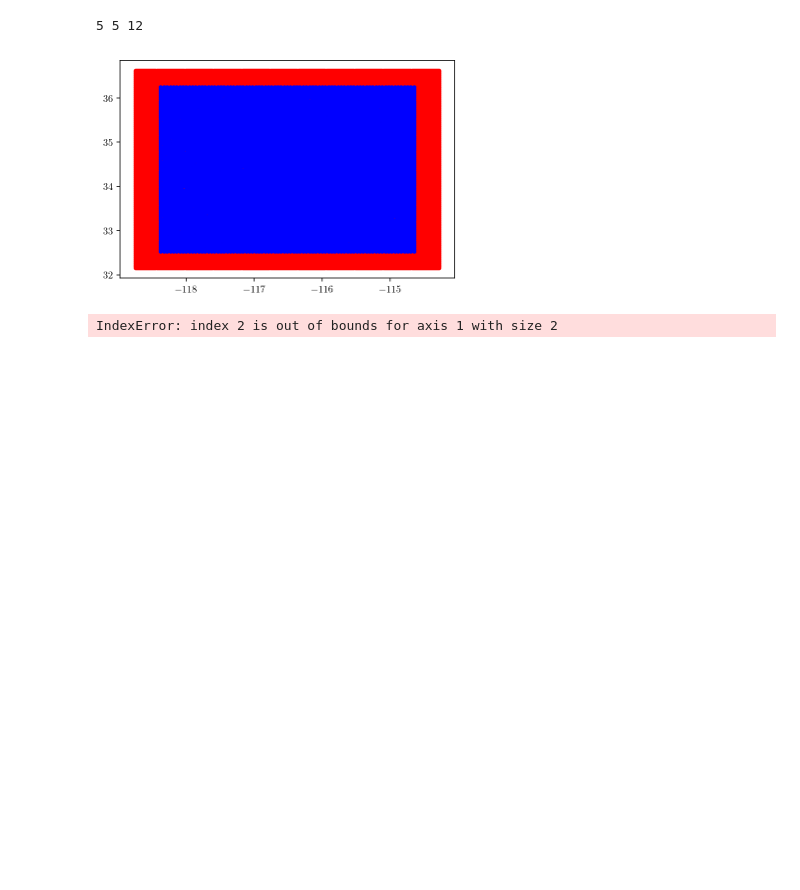
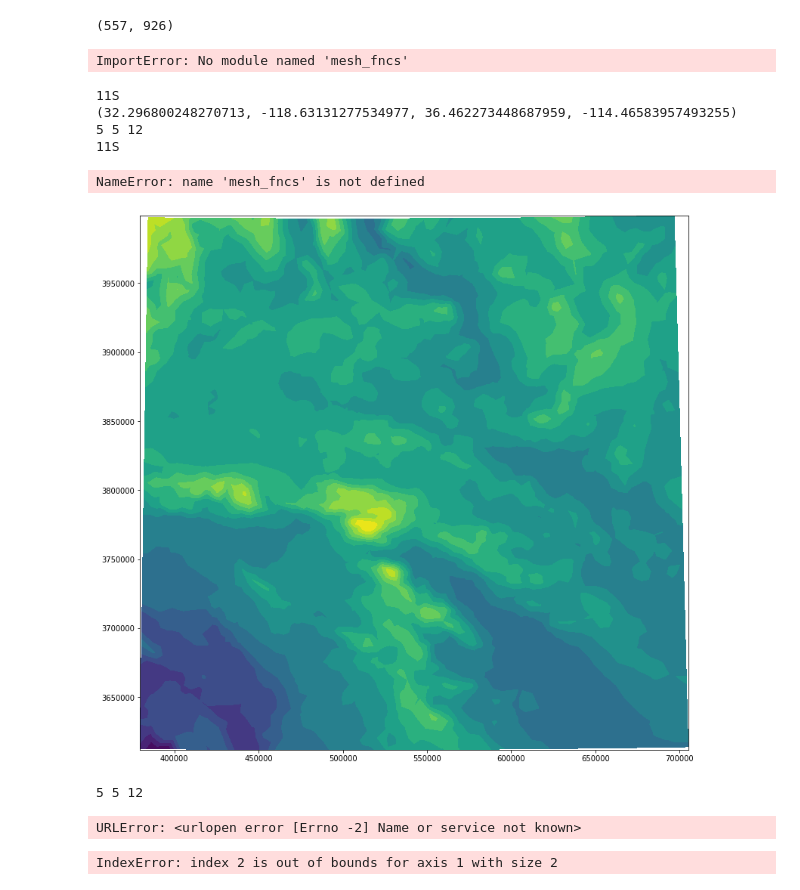
Before and after one commit to tbenthompson/topo_paper, a Jupyter notebook: jupyter/landers/landers.ipynb, the cells around one changed output. Saved outputs shown, nothing was run; the diff lists cells and outputs as text; code cells hidden in the pictures; blank space fills up the shorter version.

```diff
--- a/jupyter/landers/landers.ipynb
+++ b/jupyter/landers/landers.ipynb
@@ -185,0 +184,20 @@ proj = 'utm11S'
+# %%
+fault_chunks = []
+depth = 15000
+from tectosaur.mesh.mesh_gen import make_rect
+for edge in m_proj[1]:
+    edge_pts = m_proj[0][edge]
+    edge_L = np.linalg.norm(edge_pts[1] - edge_pts[0])
+    bottom_left = edge_pts[0].copy()
+    bottom_right = edge_pts[1].copy()
+    bottom_left[2] = -depth
+    bottom_right[2] = -depth
+    n_vertical = int(np.ceil(depth / edge_L))
+    corners = np.array([edge_pts[0], bottom_left, bottom_right, edge_pts[1]])
+    fault_chunks.append(make_rect(n_vertical, 2, corners))
+from tectosaur.mesh.modify import concat
+full_fault_mesh = concat(*fault_chunks)
+
+full_fault_mesh[0].shape[0], sum([f[0].shape[0] for f in fault_chunks])
+# %% [output]
+(557, 926)
@@ -186,11 +225,67 @@ proj = 'utm11S'
+# %%
+def set_surf_elevations(m, n_dem_interp_pts, zoom, proj):
+    surf_pt_idxs = m.get_pt_idxs('surf')
+    lonlat_pts = collect_dem.project(m.pts[:,0], m.pts[:,1], m.pts[:,2], proj, inverse = True)
+    bounds = collect_dem.get_dem_bounds(lonlat_pts)
+    print(bounds)
+    proj_dem = collect_dem.project(*collect_dem.get_dem(zoom, bounds, n_dem_interp_pts), proj)
+    import copy
+    new_m = copy.copy(m)
+    new_m.pts[surf_pt_idxs,2] = scipy.interpolate.griddata(
+        (proj_dem[:,0], proj_dem[:,1]), proj_dem[:,2],
+        (m.pts[surf_pt_idxs,0], m.pts[surf_pt_idxs,1])
+    )
+    return new_m
+
+import mesh_fncs
+def plot_situation(m, view_R = 2.0):
+    fault_pts = m.pts[m.get_tris('fault')].reshape((-1,3))
+    fC = np.mean(fault_pts, axis = 0)
+    R = np.sqrt(np.max(np.sum((fault_pts - fC) ** 2, axis = 1)))
+
+    surf_pts = m.pts[m.get_tris('surf')]
+    levels = np.linspace(np.min(surf_pts[:,:,2]), np.max(surf_pts[:,:,2]), 16)
+
+    plt.figure(figsize = (13, 13))
+    cntf = plt.tricontourf(
+        m.pts[:,0], m.pts[:,1], m.get_tris('surf'), m.pts[:,2],
+        levels = levels, extend = 'both'
+    )
+    fault_tris = m.get_tris('fault')
+    for e in mesh_fncs.get_surf_fault_edges(m.get_tris('surf'), fault_tris):
+        i1, d1 = e[0]
+        i2, d2 = e[1]
+        pts = m.pts[[fault_tris[i1,d1], fault_tris[i2,d2]]]
+        plt.plot(pts[:,0], pts[:,1], 'k-', markersize = 10)
+    plt.triplot(m.pts[:,0], m.pts[:,1], m.get_tris('fault'), 'w-', linewidth = 0.4)
+    plt.quiver(data['X'], data['Y'], data['EW'], data['SN'], color = 'r')
+    plt.colorbar(cntf)
+    plt.xlim([fC[0] - view_R * R, fC[0] + view_R * R])
+    plt.ylim([fC[1] - view_R * R, fC[1] + view_R * R])
+    plt.show()
+# %% [output]
+ImportError: No module named 'mesh_fncs'
+# %%
+m_with_topo = set_surf_elevations(full_m, n_dem_interp_pts, zoom, proj)
+# %% [output]
+11S
+(32.296800248270713, -118.63131277534977, 36.462273448687959, -114.46583957493255)
+5 5 12
+11S
+# %%
+plot_situation(m_with_topo, view_R = 2.0)
+# %% [output]
+NameError: name 'mesh_fncs' is not defined
+[figure, added]
 # %%
+bounds = collect_dem.get_dem_bounds(points)
 LON, LAT, DEM = collect_dem.get_dem(zoom, bounds, n_dem_interp_pts)
 plt.plot(LON, LAT, 'r.')
 plt.plot(points[:,0], points[:,1], 'b.')
 plt.show()
 # %% [output]
 5 5 12
-[figure, removed]
+URLError: <urlopen error [Errno -2] Name or service not known>
 # %%
 fault_pt_elevations = scipy.interpolate.griddata(
     (LON, LAT), DEM,
```
Also changed, not shown: parts of 12 cells of this notebook.
